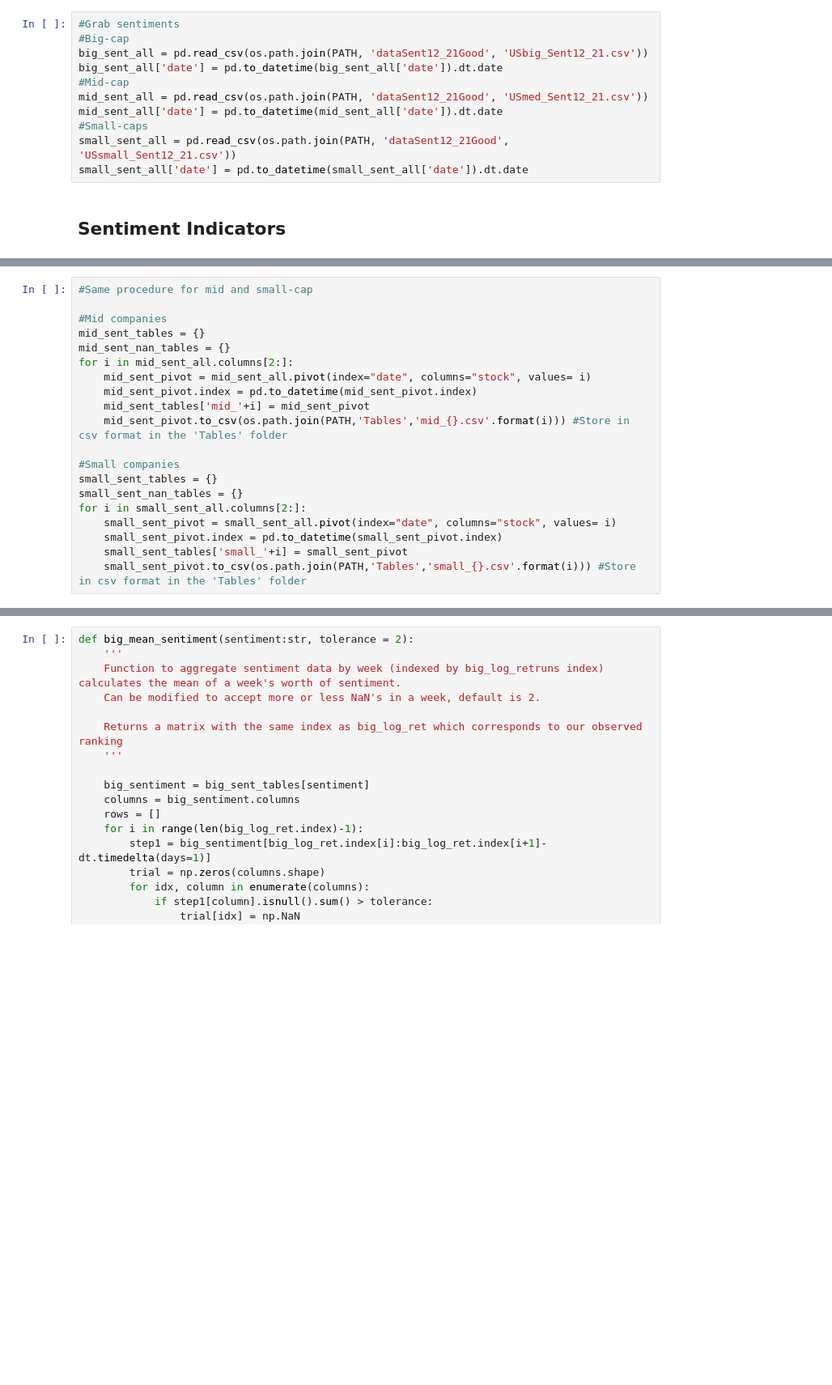
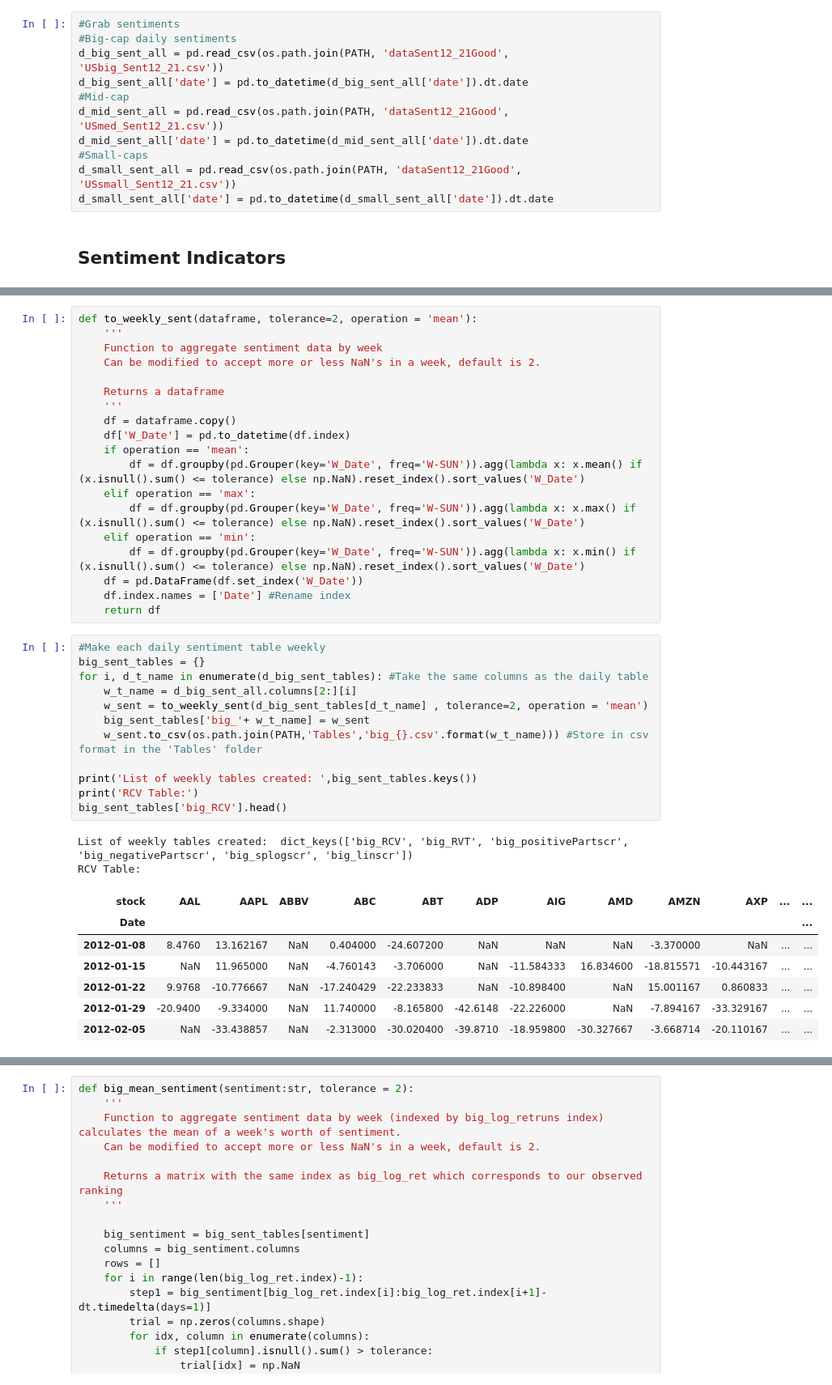
Before and after one commit to DaniloMendezR/master_thesis, a Jupyter notebook: Tables_creation.ipynb, the cells around one changed output, grey strips where cells are left out. Shown: that part at 81% size. Drawn from its saved outputs; the diff is of its cells as text; blank space fills up the shorter version.

```diff
--- a/Tables_creation.ipynb
+++ b/Tables_creation.ipynb
@@ -10,15 +10,15 @@ import os
 PATH = os.getcwd()
 # %%
 #Grab sentiments
-#Big-cap
-big_sent_all = pd.read_csv(os.path.join(PATH, 'dataSent12_21Good', 'USbig_Sent12_21.csv'))
-big_sent_all['date'] = pd.to_datetime(big_sent_all['date']).dt.date
+#Big-cap daily sentiments
+d_big_sent_all = pd.read_csv(os.path.join(PATH, 'dataSent12_21Good', 'USbig_Sent12_21.csv'))
+d_big_sent_all['date'] = pd.to_datetime(d_big_sent_all['date']).dt.date
 #Mid-cap
-mid_sent_all = pd.read_csv(os.path.join(PATH, 'dataSent12_21Good', 'USmed_Sent12_21.csv'))
-mid_sent_all['date'] = pd.to_datetime(mid_sent_all['date']).dt.date
+d_mid_sent_all = pd.read_csv(os.path.join(PATH, 'dataSent12_21Good', 'USmed_Sent12_21.csv'))
+d_mid_sent_all['date'] = pd.to_datetime(d_mid_sent_all['date']).dt.date
 #Small-caps
-small_sent_all = pd.read_csv(os.path.join(PATH, 'dataSent12_21Good', 'USsmall_Sent12_21.csv'))
-small_sent_all['date'] = pd.to_datetime(small_sent_all['date']).dt.date
+d_small_sent_all = pd.read_csv(os.path.join(PATH, 'dataSent12_21Good', 'USsmall_Sent12_21.csv'))
+d_small_sent_all['date'] = pd.to_datetime(d_small_sent_all['date']).dt.date
 # %% [markdown]
 ## Sentiment Indicators
 # %%
@@ -49,23 +48,44 @@ RCV Table:
 | 2012-01-05 | 25.000 | 45.455 | NaN | 0.000 | 33.333 | 38.889 | 13.333 | -7.692 | 4.167 | -9.091 | ... | ... |
 | 2012-01-06 | 46.666 | 45.395 | NaN | -33.333 | -73.333 | 57.384 | -60.000 | -43.750 | 41.935 | -35.714 | ... | ... |
 5 rows × 108 columns
-# %%
-#Same procedure for mid and small-cap
-
-#Mid companies
-mid_sent_tables = {}
-mid_sent_nan_tables = {}
-for i in mid_sent_all.columns[2:]:
-    mid_sent_pivot = mid_sent_all.pivot(index="date", columns="stock", values= i)
-    mid_sent_pivot.index = pd.to_datetime(mid_sent_pivot.index)
-    mid_sent_tables['mid_'+i] = mid_sent_pivot
-    mid_sent_pivot.to_csv(os.path.join(PATH,'Tables','mid_{}.csv'.format(i))) #Store in csv format in the 'Tables' folder
-
-#Small companies
-small_sent_tables = {}
-small_sent_nan_tables = {}
-for i in small_sent_all.columns[2:]:
-    small_sent_pivot = small_sent_all.pivot(index="date", columns="stock", values= i)
-    small_sent_pivot.index = pd.to_datetime(small_sent_pivot.index)
-    small_sent_tables['small_'+i] = small_sent_pivot
-    small_sent_pivot.to_csv(os.path.join(PATH,'Tables','small_{}.csv'.format(i))) #Store in csv format in the 'Tables' folder
+# %%
+def to_weekly_sent(dataframe, tolerance=2, operation = 'mean'):
+    '''
+    Function to aggregate sentiment data by week
+    Can be modified to accept more or less NaN's in a week, default is 2.
+
+    Returns a dataframe
+    '''
+    df = dataframe.copy()
+    df['W_Date'] = pd.to_datetime(df.index)
+    if operation == 'mean':
+        df = df.groupby(pd.Grouper(key='W_Date', freq='W-SUN')).agg(lambda x: x.mean() if (x.isnull().sum() <= tolerance) else np.NaN).reset_index().sort_values('W_Date')
+    elif operation == 'max':
+        df = df.groupby(pd.Grouper(key='W_Date', freq='W-SUN')).agg(lambda x: x.max() if (x.isnull().sum() <= tolerance) else np.NaN).reset_index().sort_values('W_Date')
+    elif operation == 'min':
+        df = df.groupby(pd.Grouper(key='W_Date', freq='W-SUN')).agg(lambda x: x.min() if (x.isnull().sum() <= tolerance) else np.NaN).reset_index().sort_values('W_Date')
+    df = pd.DataFrame(df.set_index('W_Date'))
+    df.index.names = ['Date'] #Rename index
+    return df
+# %%
+#Make each daily sentiment table weekly
+big_sent_tables = {}
+for i, d_t_name in enumerate(d_big_sent_tables): #Take the same columns as the daily table
+    w_t_name = d_big_sent_all.columns[2:][i]
+    w_sent = to_weekly_sent(d_big_sent_tables[d_t_name] , tolerance=2, operation = 'mean')
+    big_sent_tables['big_'+ w_t_name] = w_sent
+    w_sent.to_csv(os.path.join(PATH,'Tables','big_{}.csv'.format(w_t_name))) #Store in csv format in the 'Tables' folder
+
+print('List of weekly tables created: ',big_sent_tables.keys())
+print('RCV Table:')
+big_sent_tables['big_RCV'].head()
+# %% [output]
+List of weekly tables created:  dict_keys(['big_RCV', 'big_RVT', 'big_positivePartscr', 'big_negativePartscr', 'big_splogscr', 'big_linscr'])
+RCV Table:
+| stock | AAL | AAPL | ABBV | ABC | ABT | ADP | AIG | AMD | AMZN | AXP | ... | ... |
+| Date |  |  |  |  |  |  |  |  |  |  |  | ... |
+| 2012-01-08 | 8.4760 | 13.162167 | NaN | 0.404000 | -24.607200 | NaN | NaN | NaN | -3.370000 | NaN | ... | ... |
+| 2012-01-15 | NaN | 11.965000 | NaN | -4.760143 | -3.706000 | NaN | -11.584333 | 16.834600 | -18.815571 | -10.443167 | ... | ... |
+| 2012-01-22 | 9.9768 | -10.776667 | NaN | -17.240429 | -22.233833 | NaN | -10.898400 | NaN | 15.001167 | 0.860833 | ... | ... |
+| 2012-01-29 | -20.9400 | -9.334000 | NaN | 11.740000 | -8.165800 | -42.6148 | -22.226000 | NaN | -7.894167 | -33.329167 | ... | ... |
+| 2012-02-05 | NaN | -33.438857 | NaN | -2.313000 | -30.020400 | -39.8710 | -18.959800 | -30.327667 | -3.668714 | -20.110167 | ... | ... |
```
Also changed, not shown: parts of 26 cells of this notebook, 39 other files.
